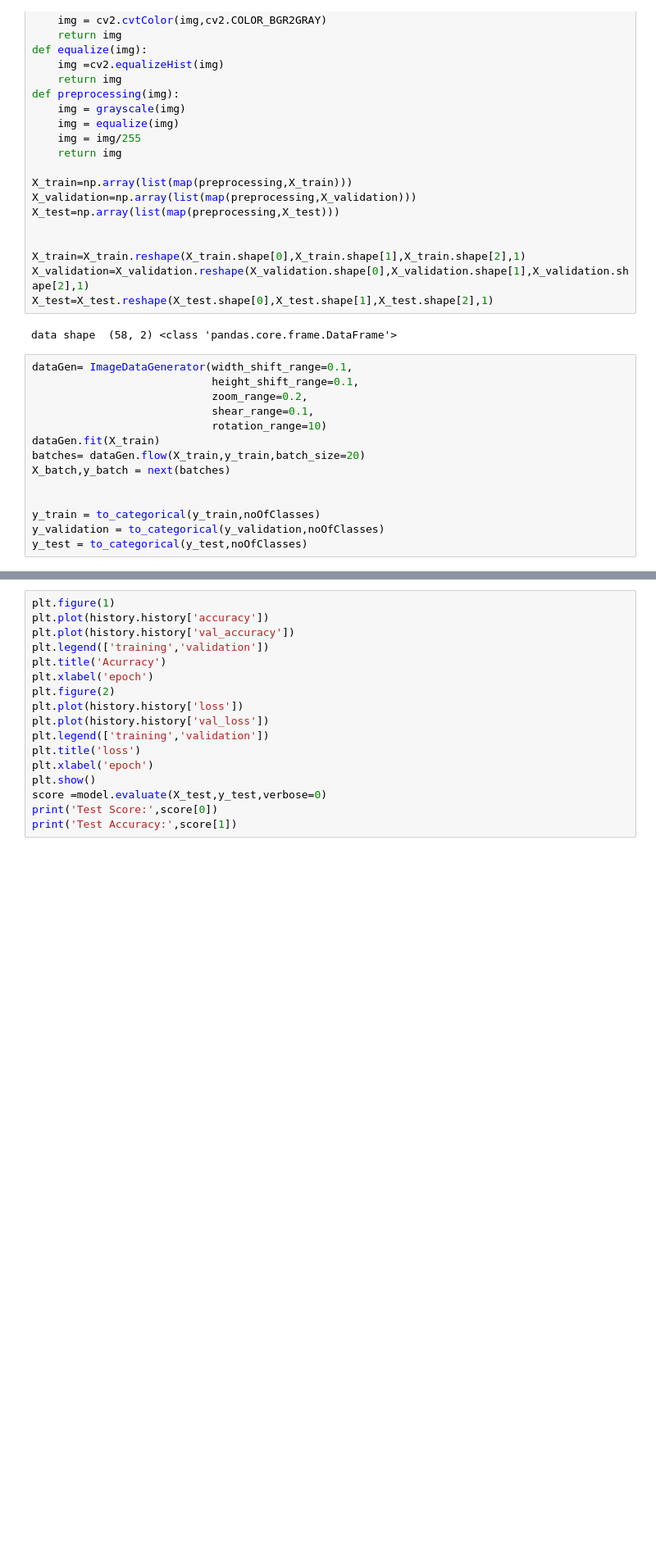
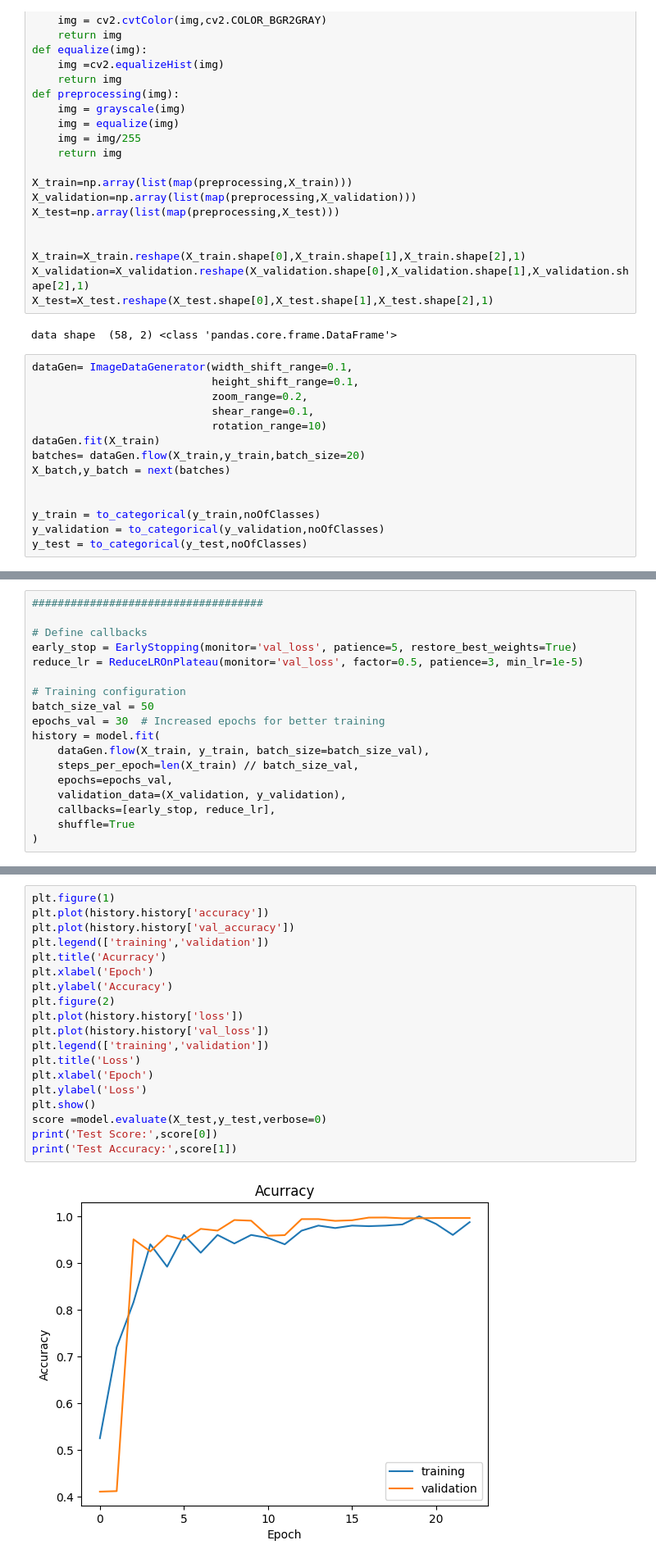
Before and after one commit to uditgaur3/RPI, a Jupyter notebook: Traffic_Sign_Recognition.ipynb, the cells around one changed output, grey strips where cells are left out. Shown: that part at 82% size. Cells and saved outputs as stored; diff of their text form; blank space fills up the shorter version.

```diff
--- a/Traffic_Sign_Recognition.ipynb
+++ b/Traffic_Sign_Recognition.ipynb
@@ -154,0 +288,18 @@ y_test = to_categorical(y_test,noOfClasses)
+# %%
+####################################
+
+# Define callbacks
+early_stop = EarlyStopping(monitor='val_loss', patience=5, restore_best_weights=True)
+reduce_lr = ReduceLROnPlateau(monitor='val_loss', factor=0.5, patience=3, min_lr=1e-5)
+
+# Training configuration
+batch_size_val = 50
+epochs_val = 30  # Increased epochs for better training
+history = model.fit(
+    dataGen.flow(X_train, y_train, batch_size=batch_size_val),
+    steps_per_epoch=len(X_train) // batch_size_val,
+    epochs=epochs_val,
+    validation_data=(X_validation, y_validation),
+    callbacks=[early_stop, reduce_lr],
+    shuffle=True
+)
@@ -231,17 +409,21 @@ Epoch 24/25
 # %%
 plt.figure(1)
 plt.plot(history.history['accuracy'])
 plt.plot(history.history['val_accuracy'])
 plt.legend(['training','validation'])
 plt.title('Acurracy')
-plt.xlabel('epoch')
+plt.xlabel('Epoch')
+plt.ylabel('Accuracy')
 plt.figure(2)
 plt.plot(history.history['loss'])
 plt.plot(history.history['val_loss'])
 plt.legend(['training','validation'])
-plt.title('loss')
-plt.xlabel('epoch')
+plt.title('Loss')
+plt.xlabel('Epoch')
+plt.ylabel('Loss')
 plt.show()
 score =model.evaluate(X_test,y_test,verbose=0)
 print('Test Score:',score[0])
 print('Test Accuracy:',score[1])
+# %% [output]
+[figure, added]
```
Also changed, not shown: parts of 25 cells of this notebook.
